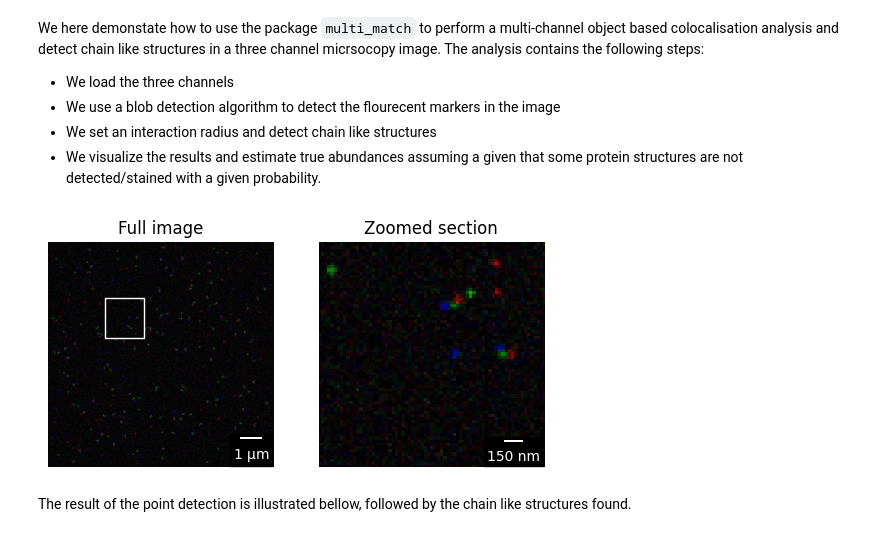
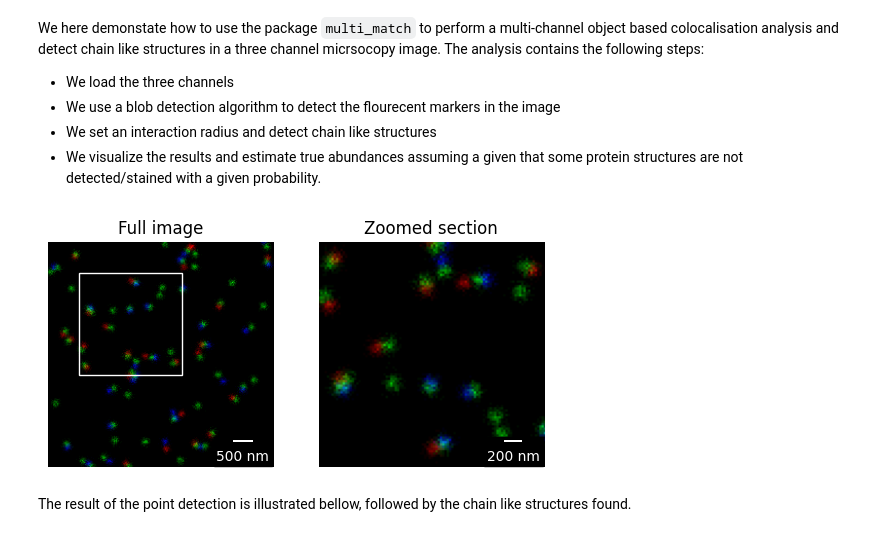
Before and after one commit to gnies/multi_match, a Jupyter notebook: examples/notebook_example.ipynb, the cells around one changed output. Drawn from its saved outputs; the diff is of its cells as text; code cells hidden in the pictures.

```diff
--- a/examples/notebook_example.ipynb
+++ b/examples/notebook_example.ipynb
@@ -19,48 +19,48 @@ import multi_match
 # %%
 # First we read some example images and set the pixel to nanometer ratio
 
-data_folder = "/home/tnies/multi_match/examples/example_data/"
-image_A = io.imread(data_folder + '1_A.tif')
-image_B = io.imread(data_folder + '1_B.tif')
-image_C = io.imread(data_folder + '1_C.tif')
+image_A = io.imread('example_data/channel_A.tif')
+image_B = io.imread('example_data/channel_B.tif')
+image_C = io.imread('example_data/channel_C.tif')
 
 pixel_per_nanometer = 0.04
 nanometer_per_pixel = 1/pixel_per_nanometer
 # %%
-zoom_rect_corner = [100, 100]
-width_zoom = 70
-hight_zoom = 70
+# we now plot the images
+zoom_rect_corner = [30, 30]
+width_zoom = 100
+hight_zoom = 100
 
 fig, (ax0, ax1) = plt.subplots(1, 2)
 #$ plt.ioff()
 cmaps=['pure_red','pure_green', 'pure_blue']
 
 # Create a Rectangle patch
 rect = patches.Rectangle(zoom_rect_corner, width_zoom, hight_zoom, linewidth=1, edgecolor='white', facecolor='none')
 ax1.set_xlim([zoom_rect_corner[0], zoom_rect_corner[0] + width_zoom])
 ax1.set_ylim([zoom_rect_corner[1], zoom_rect_corner[1] + hight_zoom])
 ax0.set_title("Full image")
 ax1.set_title("Zoomed section")
 # Add the patch to the Axes
 ax0.add_patch(rect)
 background_image, _, __ = multichannel_to_rgb(images=[image_A, image_B, image_C], cmaps=cmaps)
 for ax in (ax0, ax1):
 
     ax.imshow(background_image)
     ax.axis("off")
     scalebar = ScaleBar(pixel_per_nanometer,
         "nm",
         length_fraction=0.10,
         box_color="black",
         color="white",
         location="lower right")
     scalebar.dx = 25
     ax.add_artist(scalebar)
     # we can chose to focus only on a section of the image by setting the limits
 
 plt.show()
 # %% [output]
-[figure, old version]
+[figure, new version]
 # %%
 # We now can perform a point detection
 x = multi_match.point_detection(image_A)
```
Also changed, not shown: parts of 7 cells of this notebook, 9 other files.
